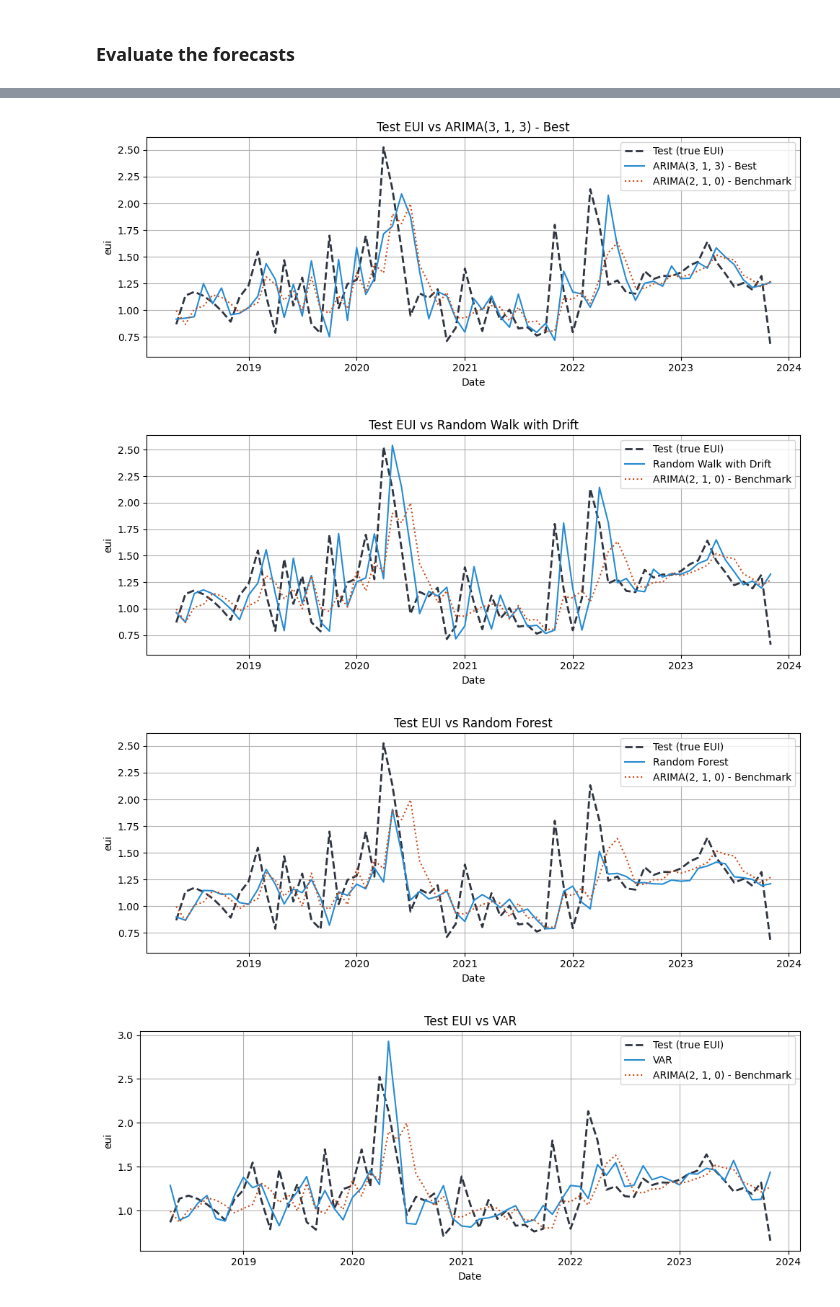
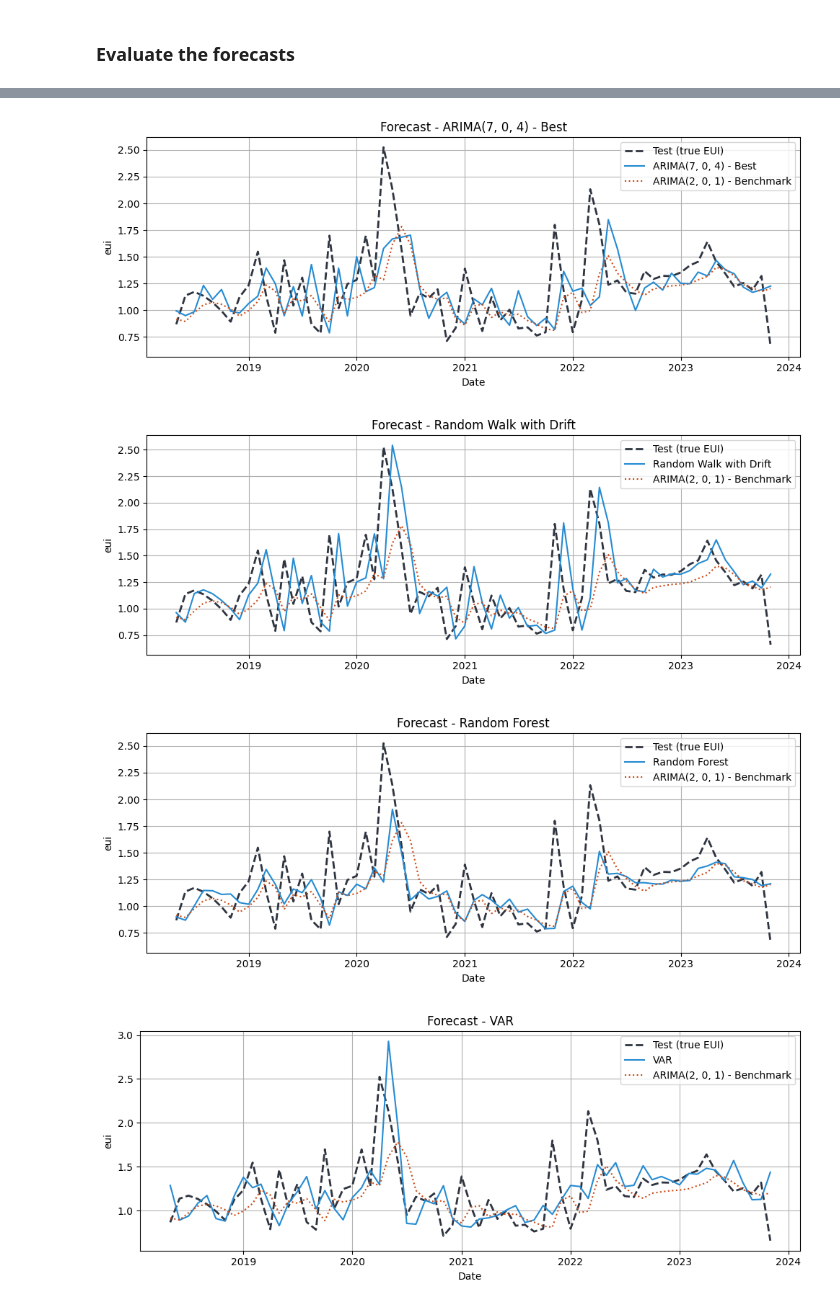
Before and after one commit to alessandro-macchi/bayesian_analysis, a Jupyter notebook: main_analysis.ipynb, the cells around one changed output, grey strips where cells are left out. Drawn from its saved outputs; the diff is of its cells as text; code cells hidden in the pictures.

```diff
--- a/main_analysis.ipynb
+++ b/main_analysis.ipynb
@@ -306,9 +306,9 @@ y_test_arima = test_df[target_col]
 # Grid search for ARIMA(p,d,q)
 orders_to_try = [
     (p, d, q)
-    for p in range(0, 4)  # p = 0..5
+    for p in range(0, 8)  # p = 0..5
     for d in range(0, 2)
-    for q in range(0, 4)  # q = 0..5
+    for q in range(0, 8)  # q = 0..5
 ]
 
 seasonal_order = (0, 0, 0, 0)
@@ -580,23 +591,23 @@ Name: arima_210_resid_in, dtype: float64
 
 print("\n=== 1-step-ahead expanding-window forecasts on TEST sample ===")
 
-arima_210_forecast = expanding_window_forecast_arima(
+arima_201_forecast = expanding_window_forecast_arima(
     y_train=y_train_arima,
     y_test=y_test_arima,
-    order=(2, 1, 0),
+    order=(2, 0, 1),
     seasonal_order=(0, 0, 0, 0),
     enforce_stationarity=False,
     enforce_invertibility=False,
 )
 
 # ---- OOS errors ----
-arima_210_errors_oos = (y_test_arima - arima_210_forecast).dropna()
-arima_210_errors_oos.name = "arima_210_errors_oos"
+arima_201_errors_oos = (y_test_arima - arima_201_forecast).dropna()
+arima_201_errors_oos.name = "arima_201_errors_oos"
 
-rmse = float(np.sqrt(np.mean(arima_210_errors_oos**2)))
+rmse = float(np.sqrt(np.mean(arima_201_errors_oos**2)))
 print("\nRMSE (1-step expanding window):", rmse)
 
 print("\nHEAD of 1-step expanding-window forecast errors:")
-print(arima_210_errors_oos.head())
+print(arima_201_errors_oos.head())
 # %% [output]
 === 1-step-ahead expanding-window forecasts on TEST sample ===
@@ -1178,7 +1195,7 @@ y_true_test = test_df["eui"]
 forecast_dict = {
     "Random Walk with Drift": np.exp(rw_fcast).reindex(y_true_test.index),
     f"ARIMA{best_order} - Best": np.exp(arima_best_forecast).reindex(y_true_test.index),
-    "ARIMA(2, 1, 0) - Manual choice": np.exp(arima_210_forecast).reindex(y_true_test.index),
+    "ARIMA(2, 0, 1) - Manual choice": np.exp(arima_201_forecast).reindex(y_true_test.index),
     "Random Forest": np.exp(rf_fcast_series).reindex(y_true_test.index),
     "VAR": np.exp(var_log_eui_forecast).reindex(y_true_test.index),
 }
@@ -1363,8 +1289,8 @@ VAR                             0.7866  0.8869  0.8498  0.8559
 
 y_true_test = test_df["eui"]
 
-# Benchmark: ARIMA(2, 1, 0) — in levels
-arima_210_benchmark = np.exp(arima_210_forecast).reindex(y_true_test.index)
+# Benchmark: ARIMA(2, 0, 1) — in levels
+arima_201_benchmark = np.exp(arima_201_forecast).reindex(y_true_test.index)
 
 # Other model forecasts (levels) to be compared against the benchmark
 forecast_dict = {
@@ -1383,7 +1309,7 @@ for model_name, y_hat in forecast_dict.items():
 
     # Drop missing
     tmp = pd.concat(
-        [y_true_test, y_hat, arima_210_benchmark],
+        [y_true_test, y_hat, arima_201_benchmark],
         axis=1,
         keys=["y_true", "y_hat", "bench"]
     ).dropna()
@@ -1396,38 +1322,38 @@ for model_name, y_hat in forecast_dict.items():
         tmp["y_true"],
         label="Test (true EUI)",
         linewidth=2,
         linestyle="--",
         color=COL_TRUE,
     )
 
     # Model forecast
     ax.plot(
         tmp.index,
         tmp["y_hat"],
         label=model_name,
         color=COL_MODEL,
     )
 
     # ARIMA(2,1,0) benchmark
     ax.plot(
         tmp.index,
         tmp["bench"],
-        label="ARIMA(2, 1, 0) - Benchmark",
+        label="ARIMA(2, 0, 1) - Benchmark",
         linestyle=":",
         color=COL_BENCH,
     )
 
-    ax.set_title(f"Test EUI vs {model_name}")
+    ax.set_title(f"Forecast - {model_name}")
     ax.set_xlabel("Date")
     ax.set_ylabel("eui")
     ax.legend()
     ax.grid(True)
     plt.tight_layout()
     plt.show()
 # %% [output]
-[figure, old version]
+[figure, new version]
-[figure, old version]
+[figure, new version]
-[figure, old version]
+[figure, new version]
-[figure, old version]
+[figure, new version]
 # %%
 # Benchmark metrics
```
Also changed, not shown: parts of 20 cells of this notebook.
